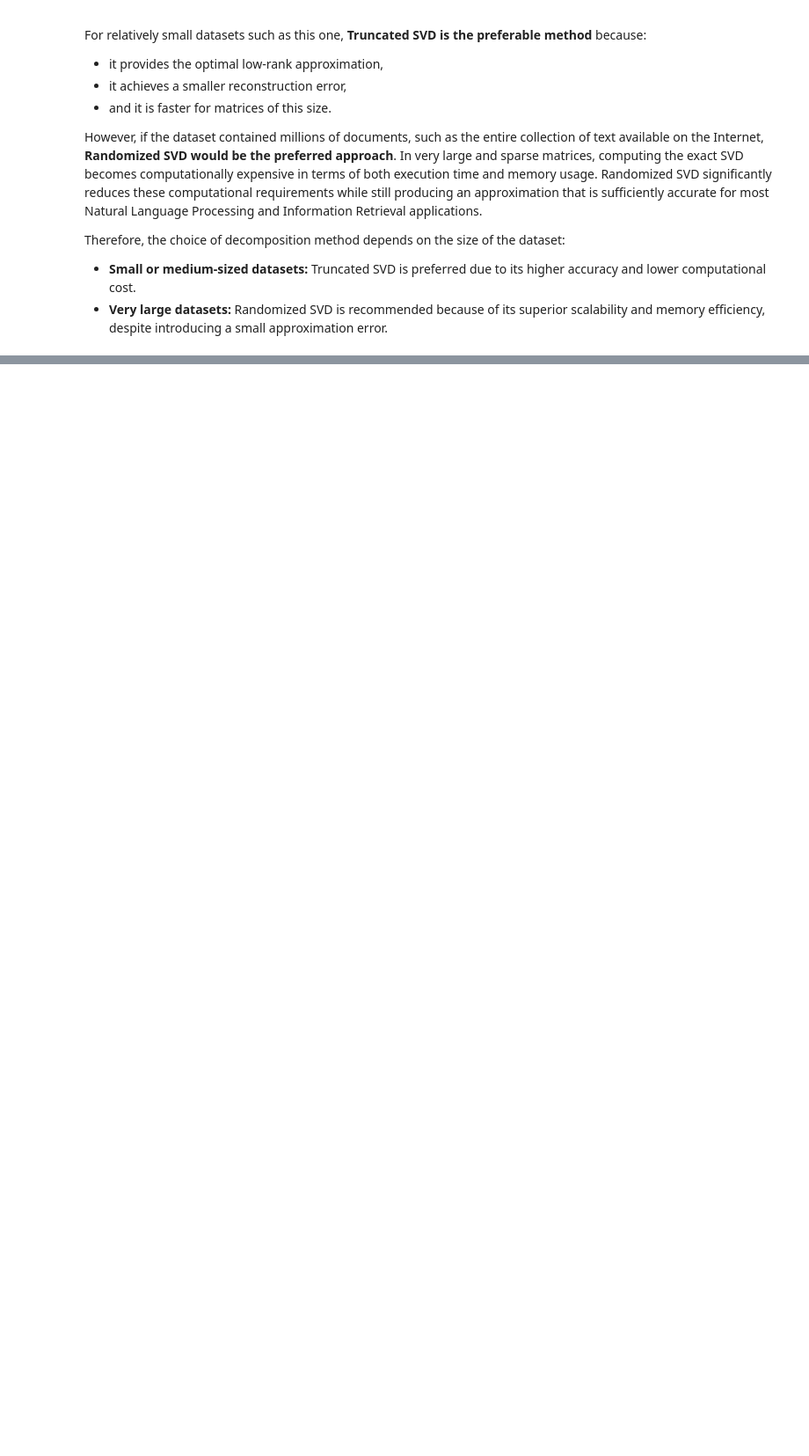
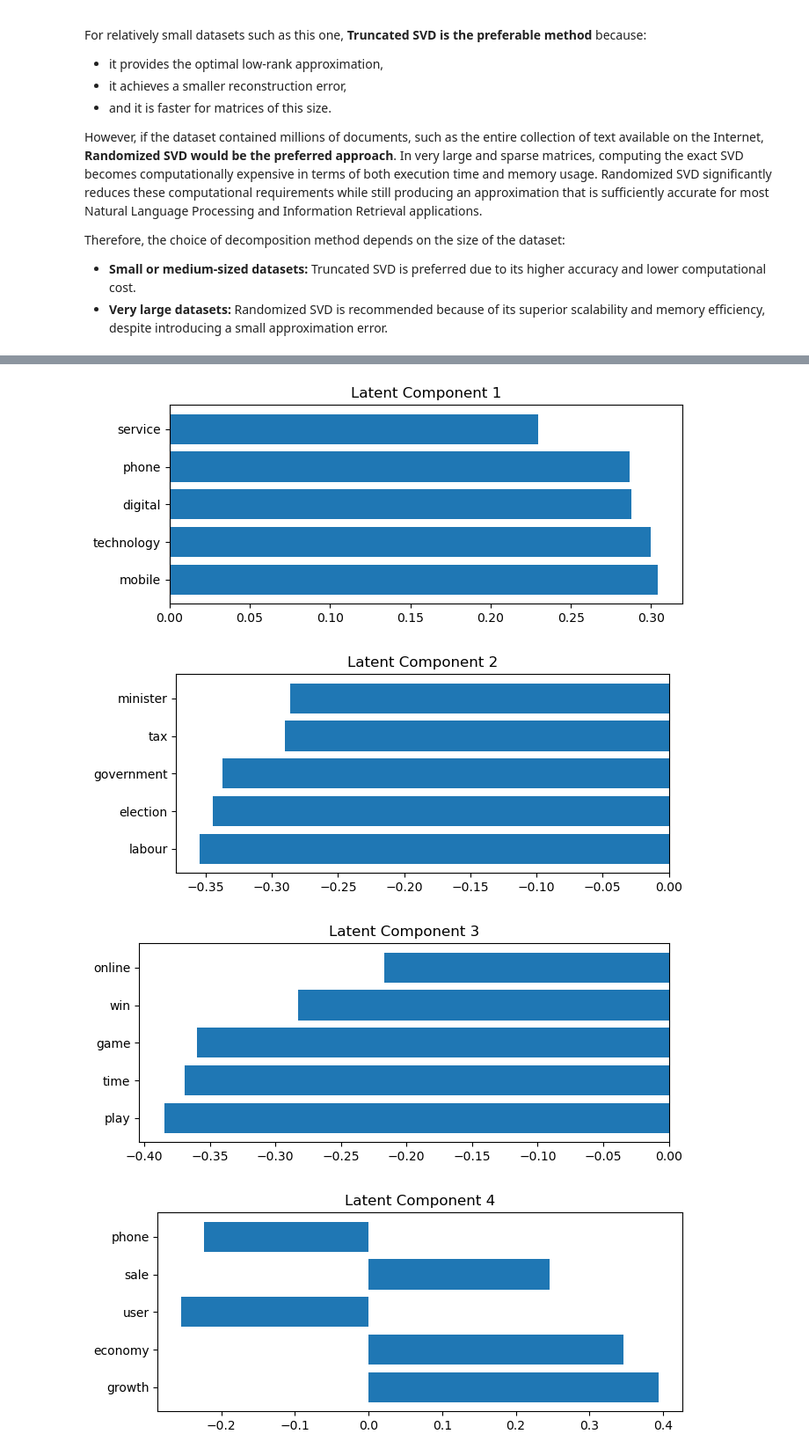
Before and after one commit to Bardiya-basafa/LSA, a Jupyter notebook: code.ipynb, the cells around one changed output, grey strips where cells are left out. Shown at 88% size. Saved outputs shown, nothing was run; the diff lists cells and outputs as text; code cells hidden in the pictures; blank space fills up the shorter version.

```diff
--- a/code.ipynb
+++ b/code.ipynb
@@ -1832,0 +1898,19 @@ Therefore, the choice of decomposition method depends on the size of the dataset
+# %%
+# ============================================================
+# Display Components
+# ============================================================
+
+for component_index in range(k):
+
+    component = VT_k[component_index]
+
+    top_indices = np.argsort(np.abs(component))[::-1][:5]
+
+    print("=" * 60)
+    print(f"Latent Component {component_index + 1}")
+    print("=" * 60)
+
+    for index in top_indices:
+        print(f"{vocabulary[index]:15s} {component[index]: .5f}")
+
+    print()
@@ -1832,0 +1935,27 @@ Therefore, the choice of decomposition method depends on the size of the dataset
+# %%
+import matplotlib.pyplot as plt
+
+for component_index in range(k):
+
+    component = VT_k[component_index]
+
+    top_indices = np.argsort(np.abs(component))[::-1][:5]
+
+    words = [vocabulary[i] for i in top_indices]
+
+    values = component[top_indices]
+
+    plt.figure(figsize=(7,3))
+
+    plt.barh(words, values)
+
+    plt.title(f"Latent Component {component_index+1}")
+
+    plt.tight_layout()
+
+    plt.show()
+# %% [output]
+[figure, added]
+[figure, added]
+[figure, added]
+[figure, added]
```
Also changed, not shown: parts of 26 cells of this notebook, 1 other file.
